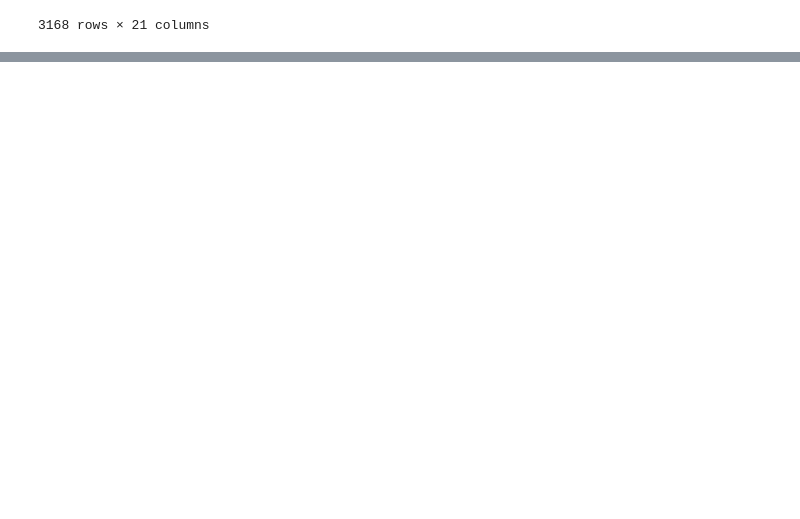
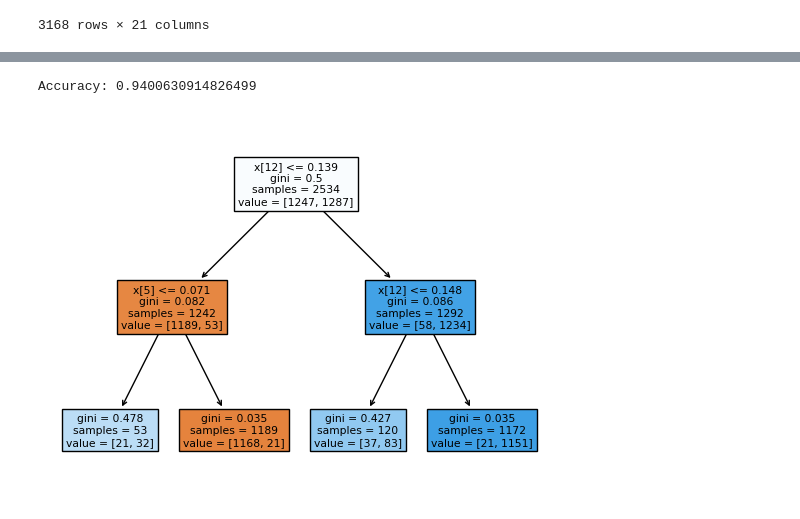
Before and after one commit to SBMPEI-VM-22-MAG/DaKM-COURSEWORK, a Jupyter notebook: src/CustomDT_test.ipynb, the cells around one changed output, grey strips where cells are left out. Drawn from its saved outputs; the diff is of its cells as text; code cells hidden in the pictures; blank space fills up the shorter version.

```diff
--- a/src/CustomDT_test.ipynb
+++ b/src/CustomDT_test.ipynb
@@ -65,0 +62,18 @@ Decision Node: Feature 12, Threshold 0.139464856553876
+# %%
+import pandas as pd
+import matplotlib.pyplot as plt
+from sklearn import preprocessing
+from sklearn.model_selection import train_test_split
+from sklearn import tree
+from sklearn.tree import plot_tree
+from sklearn.svm import SVC
+from sklearn.tree import DecisionTreeClassifier
+from sklearn.metrics import accuracy_score
+from graphviz import render
+import numpy as np
+from matplotlib.colors import ListedColormap
+le = preprocessing.LabelEncoder()
+
+# Загрузка данных
+data = pd.read_csv('voice.csv')
+data
@@ -65,0 +94,24 @@ Decision Node: Feature 12, Threshold 0.139464856553876
+# %%
+# Разделяем данные на признаки (X) и целевую переменную (y)
+X = data.iloc[:, :-1]  # Все столбцы, кроме последнего
+y = data['label']      # Последний столбец
+
+# Преобразуем метки классов в числовой формат (male -> 0, female -> 1)
+y = y.map({'male': 0, 'female': 1})
+
+X_train, X_test, y_train, y_test = train_test_split(X, y, test_size=0.2, random_state=42)
+
+clf = DecisionTreeClassifier(criterion="gini", splitter="best", max_depth=2, min_samples_split=2)
+clf.fit(X_train, y_train)
+
+y_pred = clf.predict(X_test)
+accuracy = accuracy_score(y_test, y_pred)
+
+print("Accuracy:", accuracy)
+
+plt.figure()
+plot_tree(clf, filled=True)
+plt.show()
+# %% [output]
+Accuracy: 0.9400630914826499
+[figure, added]
```
Also changed, not shown: parts of 3 cells of this notebook, 19 other files.
